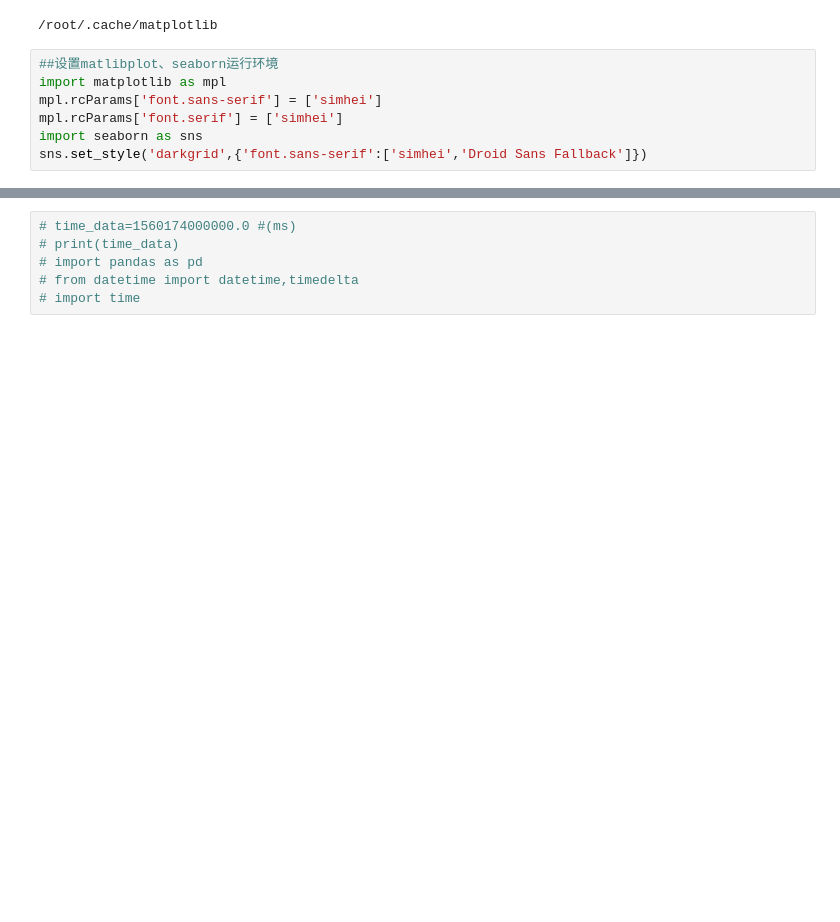
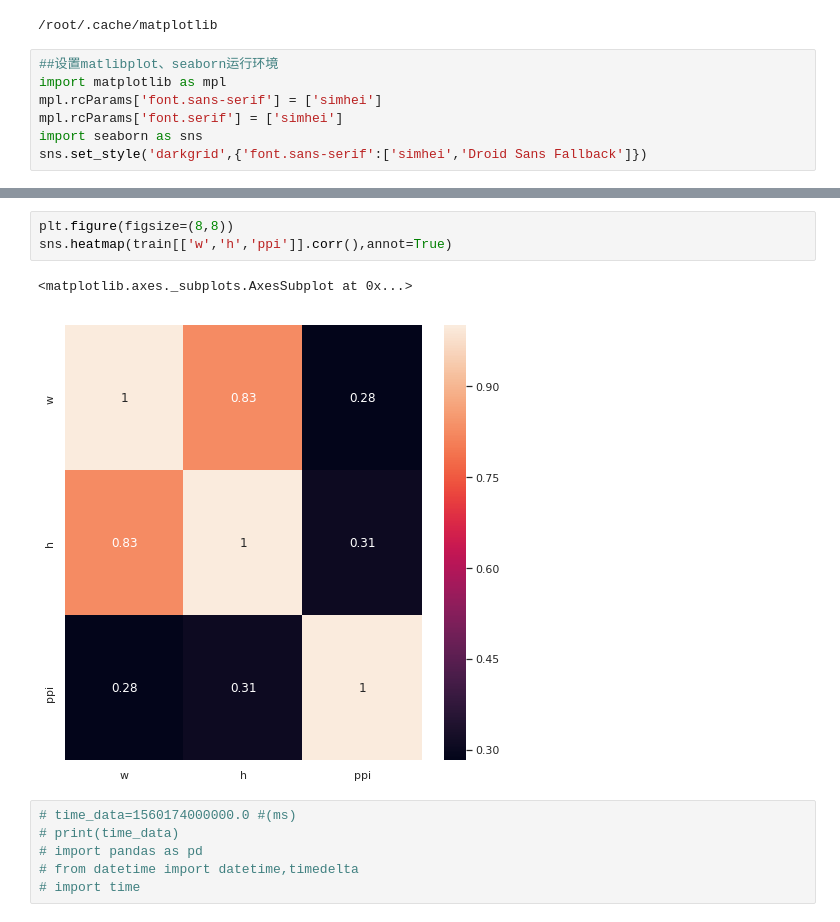
Before and after one commit to TSLNIHAOGIT/mobile_adv, a Jupyter notebook: code/mobileadv_competiton_feature_enging.ipynb, the cells around one changed output, grey strips where cells are left out. Cells and saved outputs as stored; diff of their text form; blank space fills up the shorter version.

```diff
--- a/code/mobileadv_competiton_feature_enging.ipynb
+++ b/code/mobileadv_competiton_feature_enging.ipynb
@@ -434,3 +526,9 @@ sns.set_style('darkgrid',{'font.sans-serif':['simhei','Droid Sans Fallback']})
+# %%
+plt.figure(figsize=(8,8))
+sns.heatmap(train[['w','h','ppi']].corr(),annot=True)
+# %% [output]
+<matplotlib.axes._subplots.AxesSubplot at 0x...>
+[figure, added]
 # %%
 # time_data=1560174000000.0 #(ms)
 # print(time_data)
```
Also changed, not shown: parts of 31 cells of this notebook, 5 other files.
